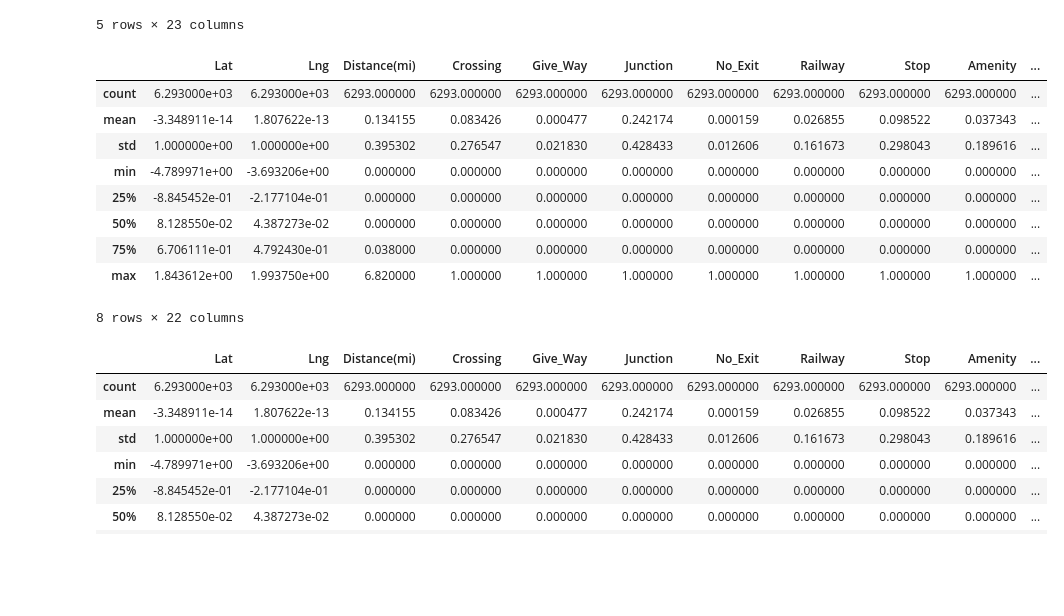
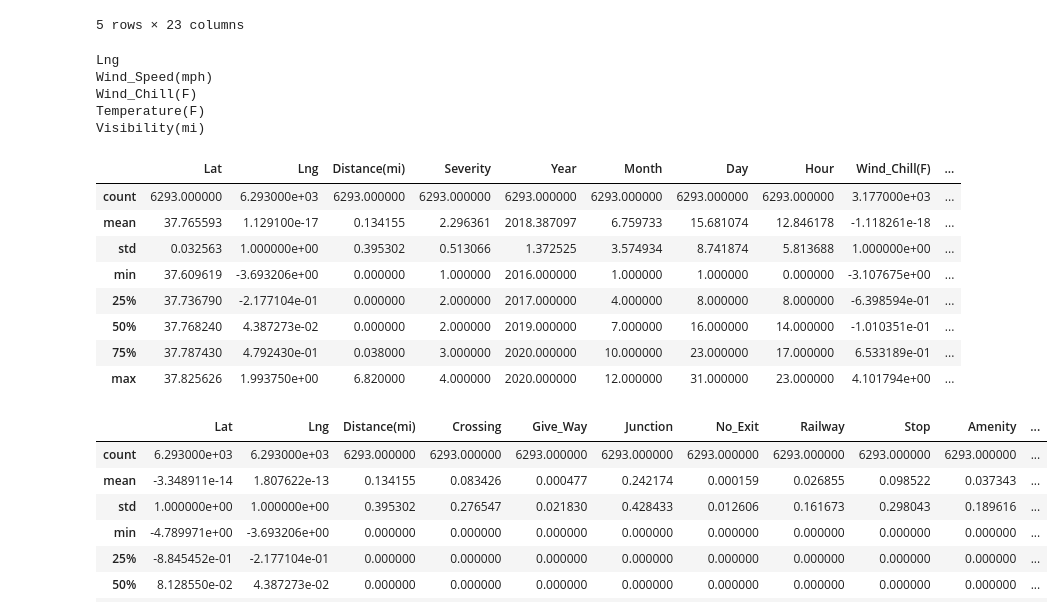
Before and after one commit to MohamedGamalElSherbiny/Car_Crashes-_Severity_Prediction, a Jupyter notebook: main.ipynb, the cells around one changed output. Cells and saved outputs as stored; diff of their text form; code cells hidden in the pictures; blank space fills up the shorter version.

```diff
--- a/main.ipynb
+++ b/main.ipynb
@@ -161,4 +121,5 @@ Visibility(mi)          1
 Selected                0
 dtype: int64
 # %%
-new_df.dropna(axis=0, subset=['Weather_Condition', 'Temperature(F)', 'Humidity(%)', 'Visibility(mi)'], inplace=True)
+df.dropna(axis=0, subset=['Weather_Condition', 'Temperature(F)', 'Humidity(%)', 'Visibility(mi)'], inplace=True)
+df.isnull().sum()
@@ -185,4 +144,5 @@ dtype: int64
 # %%
-new_df['Wind_Chill(F)'].interpolate(method='linear', inplace=True)
-new_df['Precipitation(in)'].interpolate(method='linear', inplace=True)
-new_df['Wind_Speed(mph)'].interpolate(method='linear', inplace=True)
+df['Wind_Chill(F)'].interpolate(method='linear', inplace=True)
+df['Precipitation(in)'].interpolate(method='linear', inplace=True)
+df['Wind_Speed(mph)'].interpolate(method='linear', inplace=True)
+df.isnull().sum()
@@ -217,5 +157,5 @@ new_df.head()
 | 4 | 37.769611 | -122.416878 | False | 0.000 | False | False | False | False | False | False | ... |
 5 rows × 26 columns
 # %%
-new_df.replace({True: 1, False: 0, 'Yes': 1, 'No': 0, 'R': 1, 'L': 0}, inplace=True)
+df.replace({True: 1, False: 0, 'Yes': 1, 'No': 0, 'R': 1, 'L': 0}, inplace=True)
 # %%
@@ -250,5 +190,5 @@ new_df.corr()
 | Selected | 0.017103 | 0.016744 | NaN | -0.006052 | -0.005379 | -0.000389 | 0.010731 | -0.000225 | -0.002962 | NaN | ... |
 25 rows × 25 columns
 # %%
-new_df.drop(['Roundabout', 'Bump', 'Day'], axis=1, inplace=True)
+df.drop(['Roundabout', 'Bump', 'Day'], axis=1, inplace=True)
 # %%
@@ -295,22 +224,28 @@ new_df.head()
 # %%
-new_df['Lng'] = (new_df['Lng'] - new_df['Lng'].mean())/ new_df['Lng'].std()
-new_df['Wind_Speed(mph)'] = (new_df['Wind_Speed(mph)'] - new_df['Wind_Speed(mph)'].mean())/ new_df['Wind_Speed(mph)'].std()
-new_df['Wind_Chill(F)'] = (new_df['Wind_Chill(F)'] - new_df['Wind_Chill(F)'].mean())/ new_df['Wind_Chill(F)'].std()
-new_df['Temperature(F)'] = (new_df['Temperature(F)'] - new_df['Temperature(F)'].mean())/ new_df['Temperature(F)'].std()
-new_df['Visibility(mi)'] = (new_df['Visibility(mi)'] - new_df['Visibility(mi)'].mean())/ new_df['Visibility(mi)'].std()
+normalize_data(df, 'Lng', 'Wind_Speed(mph)', 'Wind_Chill(F)', 'Temperature(F)', 'Visibility(mi)')
+# new_df['Lng'] = (new_df['Lng'] - new_df['Lng'].mean())/ new_df['Lng'].std()
+# new_df['Wind_Speed(mph)'] = (new_df['Wind_Speed(mph)'] - new_df['Wind_Speed(mph)'].mean())/ new_df['Wind_Speed(mph)'].std()
+# new_df['Wind_Chill(F)'] = (new_df['Wind_Chill(F)'] - new_df['Wind_Chill(F)'].mean())/ new_df['Wind_Chill(F)'].std()
+# new_df['Temperature(F)'] = (new_df['Temperature(F)'] - new_df['Temperature(F)'].mean())/ new_df['Temperature(F)'].std()
+# new_df['Visibility(mi)'] = (new_df['Visibility(mi)'] - new_df['Visibility(mi)'].mean())/ new_df['Visibility(mi)'].std()
+# %% [output]
+Lng
+Wind_Speed(mph)
+Wind_Chill(F)
+Temperature(F)
+Visibility(mi)
 # %%
-new_df.describe()
+df.describe()
 # %% [output]
-|  | Lat | Lng | Distance(mi) | Crossing | Give_Way | Junction | No_Exit | Railway | Stop | Amenity | ... |
-| count | 6.293000e+03 | 6.293000e+03 | 6293.000000 | 6293.000000 | 6293.000000 | 6293.000000 | 6293.000000 | 6293.000000 | 6293.000000 | 6293.000000 | ... |
-| mean | -3.348911e-14 | 1.807622e-13 | 0.134155 | 0.083426 | 0.000477 | 0.242174 | 0.000159 | 0.026855 | 0.098522 | 0.037343 | ... |
-| std | 1.000000e+00 | 1.000000e+00 | 0.395302 | 0.276547 | 0.021830 | 0.428433 | 0.012606 | 0.161673 | 0.298043 | 0.189616 | ... |
-| min | -4.789971e+00 | -3.693206e+00 | 0.000000 | 0.000000 | 0.000000 | 0.000000 | 0.000000 | 0.000000 | 0.000000 | 0.000000 | ... |
-| 25% | -8.845452e-01 | -2.177104e-01 | 0.000000 | 0.000000 | 0.000000 | 0.000000 | 0.000000 | 0.000000 | 0.000000 | 0.000000 | ... |
-| 50% | 8.128550e-02 | 4.387273e-02 | 0.000000 | 0.000000 | 0.000000 | 0.000000 | 0.000000 | 0.000000 | 0.000000 | 0.000000 | ... |
-| 75% | 6.706111e-01 | 4.792430e-01 | 0.038000 | 0.000000 | 0.000000 | 0.000000 | 0.000000 | 0.000000 | 0.000000 | 0.000000 | ... |
-| max | 1.843612e+00 | 1.993750e+00 | 6.820000 | 1.000000 | 1.000000 | 1.000000 | 1.000000 | 1.000000 | 1.000000 | 1.000000 | ... |
+|  | Lat | Lng | Distance(mi) | Severity | Year | Month | Day | Hour | Wind_Chill(F) | ... |
+| count | 6293.000000 | 6.293000e+03 | 6293.000000 | 6293.000000 | 6293.000000 | 6293.000000 | 6293.000000 | 6293.000000 | 3.177000e+03 | ... |
+| mean | 37.765593 | 1.129100e-17 | 0.134155 | 2.296361 | 2018.387097 | 6.759733 | 15.681074 | 12.846178 | -1.118261e-18 | ... |
+| std | 0.032563 | 1.000000e+00 | 0.395302 | 0.513066 | 1.372525 | 3.574934 | 8.741874 | 5.813688 | 1.000000e+00 | ... |
+| min | 37.609619 | -3.693206e+00 | 0.000000 | 1.000000 | 2016.000000 | 1.000000 | 1.000000 | 0.000000 | -3.107675e+00 | ... |
+| 25% | 37.736790 | -2.177104e-01 | 0.000000 | 2.000000 | 2017.000000 | 4.000000 | 8.000000 | 8.000000 | -6.398594e-01 | ... |
+| 50% | 37.768240 | 4.387273e-02 | 0.000000 | 2.000000 | 2019.000000 | 7.000000 | 16.000000 | 14.000000 | -1.010351e-01 | ... |
+| 75% | 37.787430 | 4.792430e-01 | 0.038000 | 3.000000 | 2020.000000 | 10.000000 | 23.000000 | 17.000000 | 6.533189e-01 | ... |
+| max | 37.825626 | 1.993750e+00 | 6.820000 | 4.000000 | 2020.000000 | 12.000000 | 31.000000 | 23.000000 | 4.101794e+00 | ... |
-8 rows × 22 columns
 # %%
 new_df['Humidity'] = new_df['Humidity(%)'] / 100
 # %%
```
Also changed, not shown: parts of 23 cells of this notebook, 1 other file.
